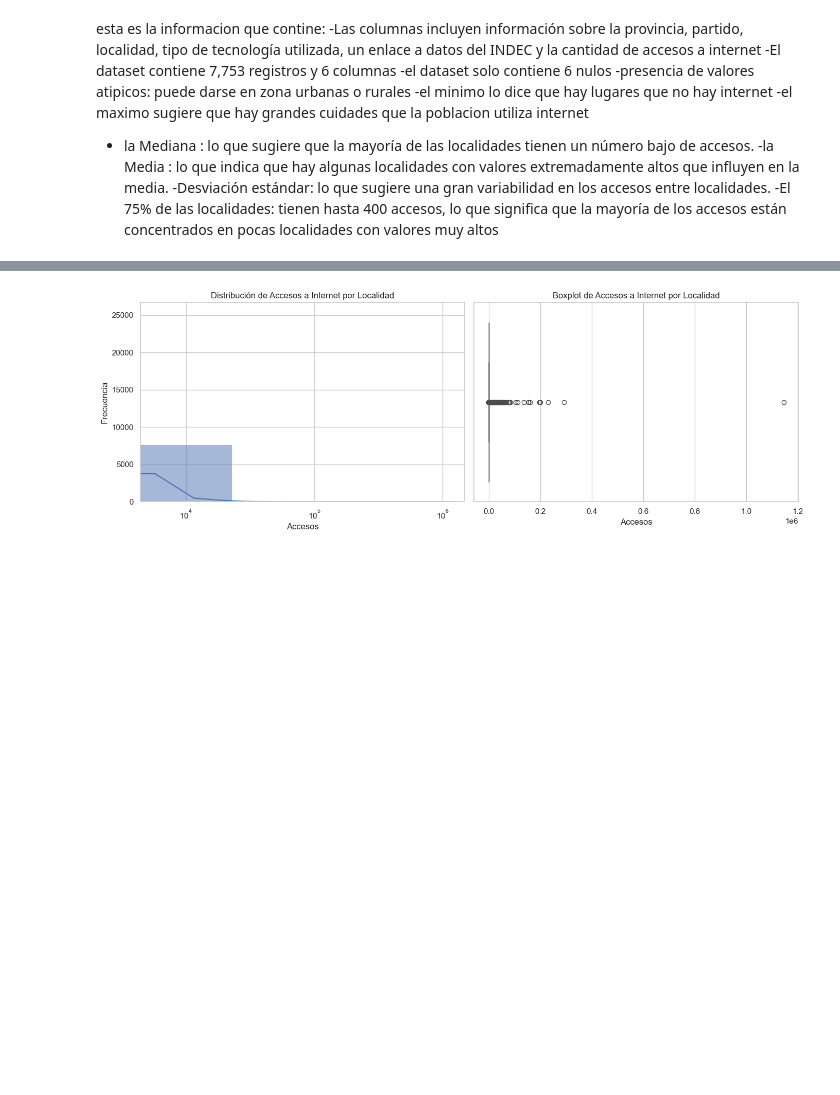
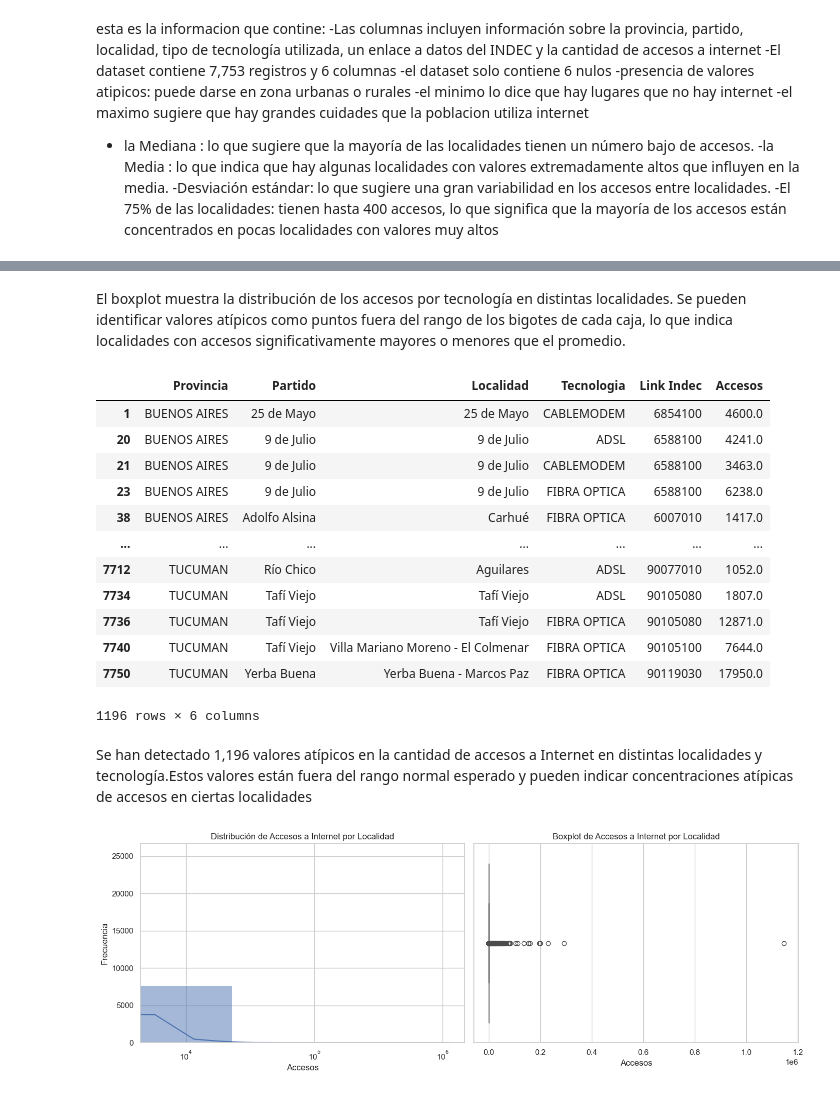
Before and after one commit to yaninaspina1/proyecto-2-telecomunicaciones, a Jupyter notebook: eda.ipynb, the cells around one changed output, grey strips where cells are left out. Saved outputs shown, nothing was run; the diff lists cells and outputs as text; code cells hidden in the pictures; blank space fills up the shorter version.

```diff
--- a/eda.ipynb
+++ b/eda.ipynb
@@ -153,3 +165,37 @@ esta es la informacion que contine:
+# %% [markdown]
+El boxplot muestra la distribución de los accesos por tecnología en distintas localidades. Se pueden identificar valores atípicos como puntos fuera del rango de los bigotes de cada caja, lo que indica localidades con accesos significativamente mayores o menores que el promedio.
+# %%
+# Calcular el rango intercuartílico (IQR)
+Q1 = df["Accesos"].quantile(0.25)
+Q3 = df["Accesos"].quantile(0.75)
+IQR = Q3 - Q1
+
+# Definir los límites para detectar outliers
+lower_bound = Q1 - 1.5 * IQR
+upper_bound = Q3 + 1.5 * IQR
+
+# Filtrar los valores atípicos
+
+outliers = df[(df["Accesos"] < lower_bound) | (df["Accesos"] > upper_bound)]
+
+# Mostrar los valores atípicos detectados
+outliers
+# %% [output]
+|  | Provincia | Partido | Localidad | Tecnologia | Link Indec | Accesos |
+| 1 | BUENOS AIRES | 25 de Mayo | 25 de Mayo | CABLEMODEM | 6854100 | 4600.0 |
+| 20 | BUENOS AIRES | 9 de Julio | 9 de Julio | ADSL | 6588100 | 4241.0 |
+| 21 | BUENOS AIRES | 9 de Julio | 9 de Julio | CABLEMODEM | 6588100 | 3463.0 |
+| 23 | BUENOS AIRES | 9 de Julio | 9 de Julio | FIBRA OPTICA | 6588100 | 6238.0 |
+| 38 | BUENOS AIRES | Adolfo Alsina | Carhué | FIBRA OPTICA | 6007010 | 1417.0 |
+| ... | ... | ... | ... | ... | ... | ... |
+| 7712 | TUCUMAN | Río Chico | Aguilares | ADSL | 90077010 | 1052.0 |
+| 7734 | TUCUMAN | Tafí Viejo | Tafí Viejo | ADSL | 90105080 | 1807.0 |
+| 7736 | TUCUMAN | Tafí Viejo | Tafí Viejo | FIBRA OPTICA | 90105080 | 12871.0 |
+| 7740 | TUCUMAN | Tafí Viejo | Villa Mariano Moreno - El Colmenar | FIBRA OPTICA | 90105100 | 7644.0 |
+| 7750 | TUCUMAN | Yerba Buena | Yerba Buena - Marcos Paz | FIBRA OPTICA | 90119030 | 17950.0 |
+1196 rows × 6 columns
+# %% [markdown]
+Se han detectado 1,196 valores atípicos en la cantidad de accesos a Internet en distintas localidades y tecnología.Estos valores están fuera del rango normal esperado y pueden indicar concentraciones atípicas de accesos en ciertas localidades
 # %%
 # Configurar el estilo de los gráficos
 sns.set(style="whitegrid")
```
Also changed, not shown: parts of 7 cells of this notebook, 3 other files.
